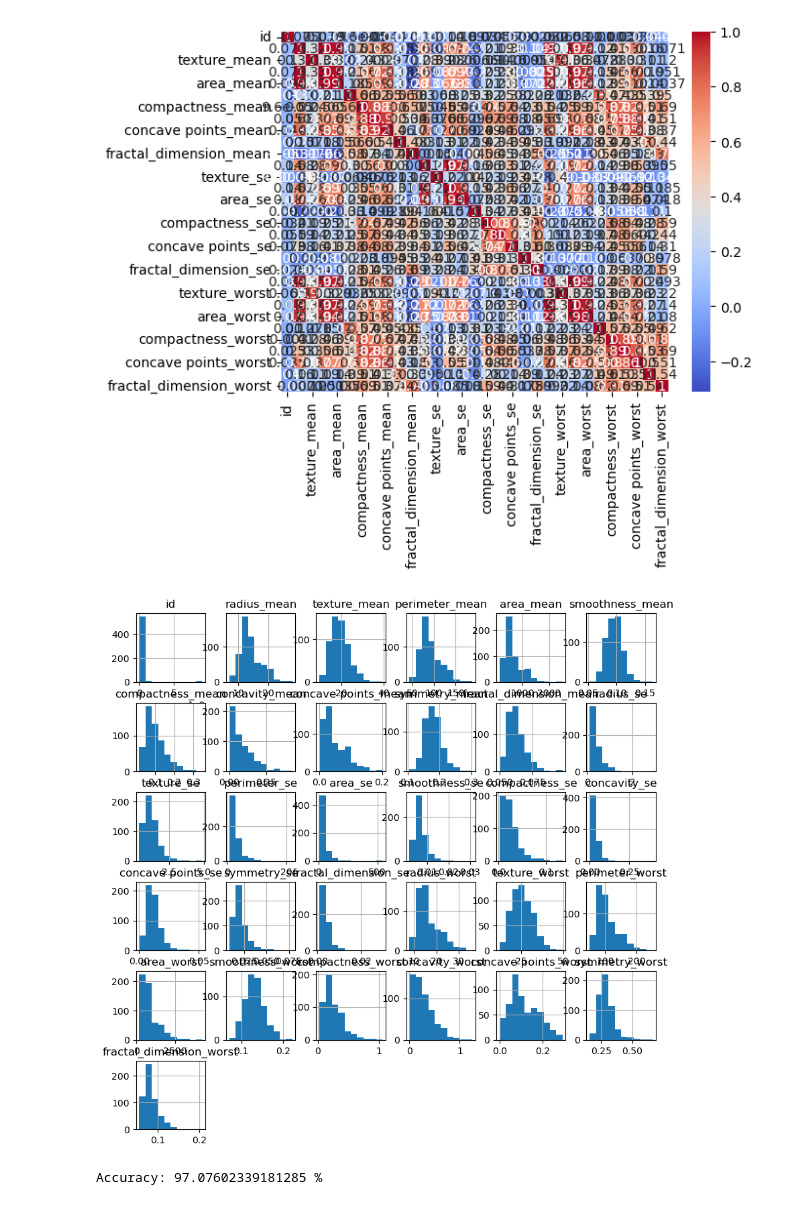
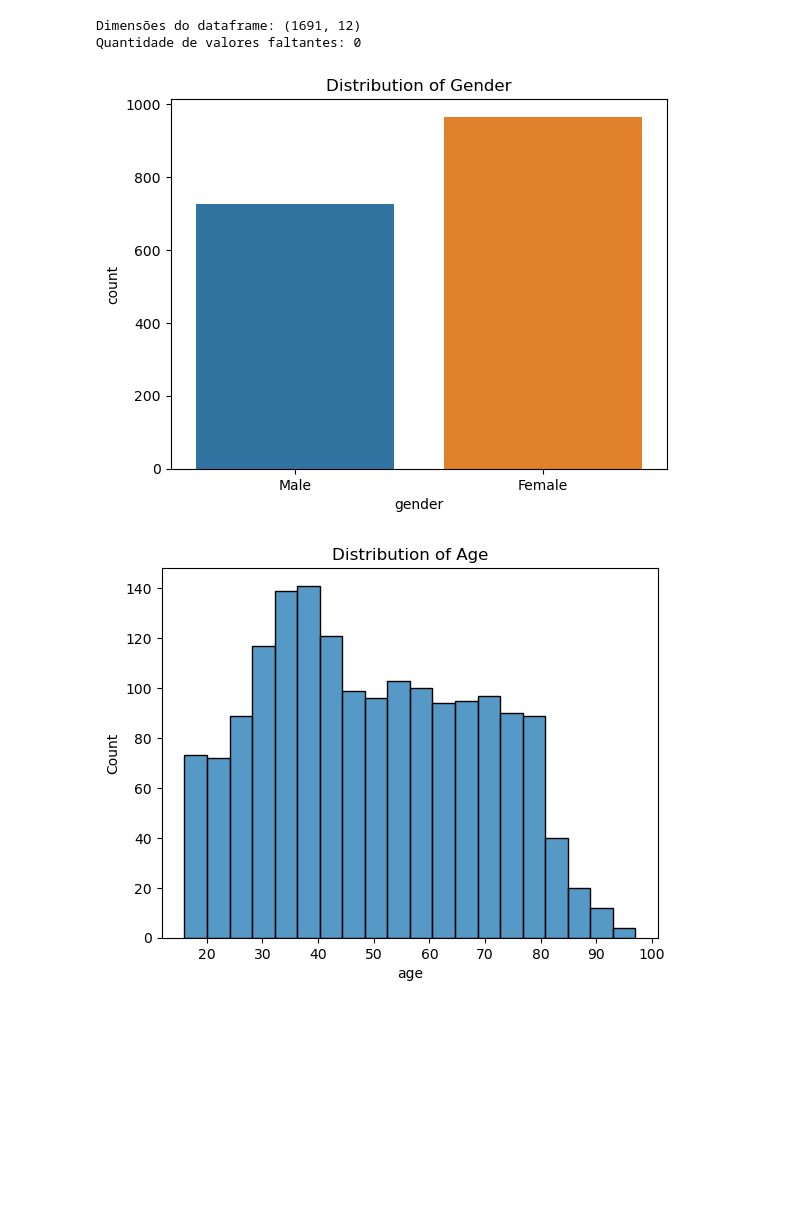
Before and after one commit to jvpazotti/Machine-learning-project, a Jupyter notebook: projeto.ipynb, the cells around one changed output. Cells and saved outputs as stored; diff of their text form; code cells hidden in the pictures; blank space fills up the shorter version.

```diff
--- a/projeto.ipynb
+++ b/projeto.ipynb
@@ -45,32 +49,46 @@ df=data.drop(['Unnamed: 32'],axis=1)
-# %%
-sns.heatmap(df.corr(), annot=True, cmap='coolwarm')
-plt.show()
-# %% [output]
-[figure, removed]
-# %%
-df.hist(figsize=(10,10))
-plt.show()
-# %% [output]
-[figure, removed]
-# %%
-from sklearn.ensemble import RandomForestClassifier
-from sklearn.model_selection import train_test_split
-from sklearn.metrics import accuracy_score
-
-# split the data into training and testing sets
-X_train, X_test, y_train, y_test = train_test_split(df.drop(['diagnosis', 'id'], axis=1), df['diagnosis'], test_size=0.3, random_state=42)
-
-# create a random forest classifier model
-rfc = RandomForestClassifier(n_estimators=100, random_state=42)
-
-# fit the model to the training data
-rfc.fit(X_train, y_train)
-
-# make predictions on the testing data
-y_pred = rfc.predict(X_test)
-
-# calculate the accuracy of the model
-accuracy = accuracy_score(y_test, y_pred)
-print('Accuracy:', accuracy*100, '%')
-# %% [output]
-Accuracy: 97.07602339181285 %
+# %%
+print('Dimensões do dataframe:', df.shape)
+print('Quantidade de valores faltantes:', df.isna().sum().sum())
+# %% [output]
+Dimensões do dataframe: (1691, 12)
+Quantidade de valores faltantes: 0
+# %%
+data= df
+# Distribution of gender
+sns.countplot(data=data, x='gender')
+plt.title('Distribution of Gender')
+plt.show()
+
+# Distribution of age
+sns.histplot(data=data, x='age', bins=20)
+plt.title('Distribution of Age')
+plt.show()
+
+# Distribution of race
+sns.countplot(data=data, x='ethnicity')
+plt.title('Distribution of Race')
+plt.show()
+
+# Distribution of education
+sns.countplot(data=data, x='highest_qualification')
+plt.title('Distribution of Education')
+plt.xticks(rotation=45, ha='right')
+plt.show()
+
+# Distribution of country
+sns.countplot(data=data, x='nationality')
+plt.title('Distribution of Nationality')
+plt.show()
+
+# Distribution of nicotine dependence
+sns.countplot(data=data, x='amt_weekends')
+plt.title('Distribution of smoking on weekends')
+plt.show()
+
+# Distribution of smoking status
+sns.countplot(data=data, x='marital_status')
+plt.title('Distribution of smoking on weekdays')
+plt.show()
+# %% [output]
+[figure, added]
+[figure, added]
```
Also changed, not shown: parts of 12 cells of this notebook, 2 other files.
